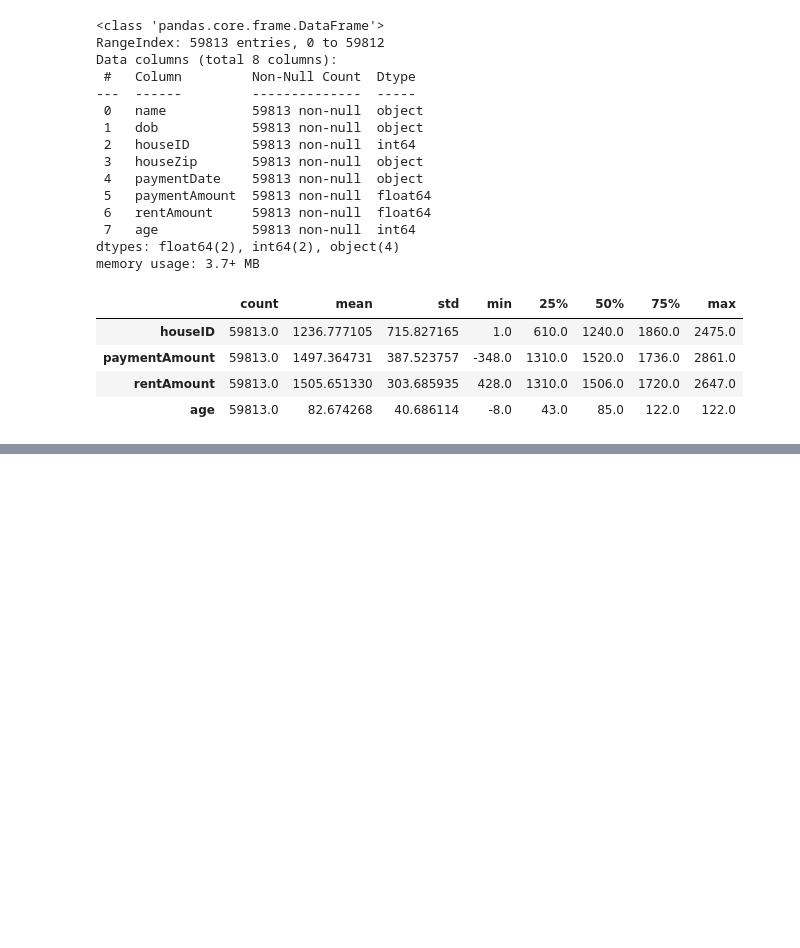
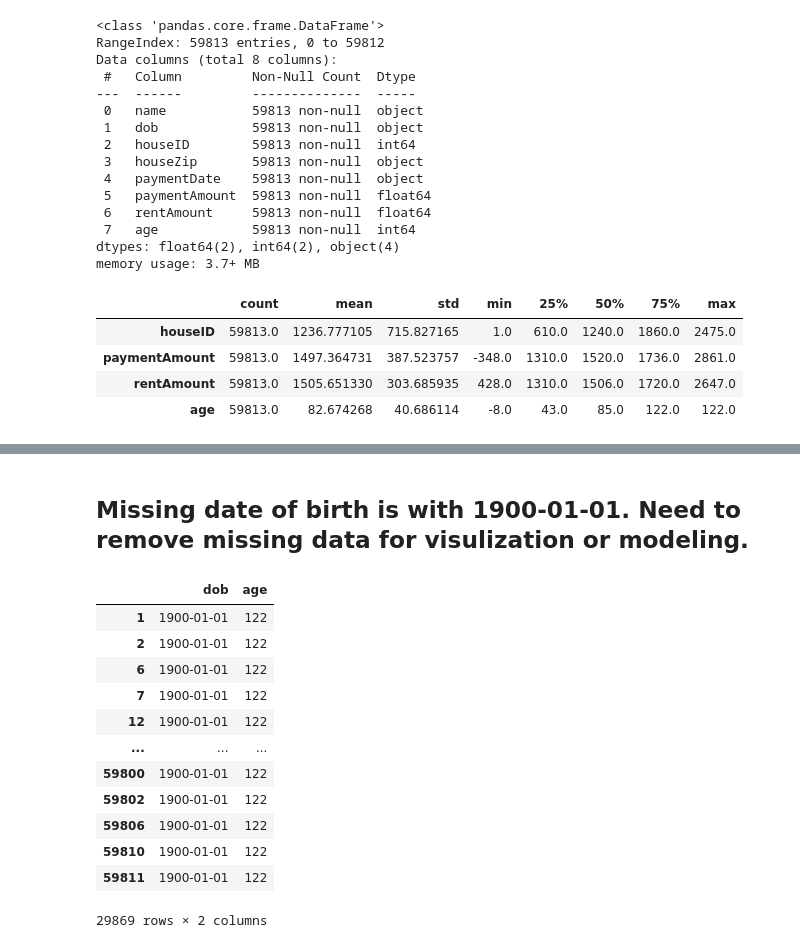
Before and after one commit to pandeysudip/Rental, a Jupyter notebook: Data_Cleaning.ipynb, the cells around one changed output, grey strips where cells are left out. Saved outputs shown, nothing was run; the diff lists cells and outputs as text; code cells hidden in the pictures; blank space fills up the shorter version.

```diff
--- a/Data_Cleaning.ipynb
+++ b/Data_Cleaning.ipynb
@@ -199,3 +199,22 @@ rent_df.head(20)
 | 17 | Kasi Kilgo | 1900-01-01 | 1209 | 92132 | 2011-06-01 | 1539.0 | 1539.0 | 122 |
 | 18 | Harland Liggins | 1983-11-28 | 910 | 92194 | 2011-02-01 | 1978.0 | 1978.0 | 39 |
 | 19 | Sonny Hayslip | 1982-08-26 | 2160 | 92168 | 2012-04-08 | 1531.0 | 1531.0 | 40 |
+# %% [markdown]
+## Missing date of birth is with 1900-01-01. Need to remove missing data for visulization or modeling.
+# %%
+# Looking for rows with date of birth 1900-01-01
+rent_df.loc[rent_df["dob"].apply(lambda x : x.year)==1900, ['dob', 'age']]
+# %% [output]
+|  | dob | age |
+| 1 | 1900-01-01 | 122 |
+| 2 | 1900-01-01 | 122 |
+| 6 | 1900-01-01 | 122 |
+| 7 | 1900-01-01 | 122 |
+| 12 | 1900-01-01 | 122 |
+| ... | ... | ... |
+| 59800 | 1900-01-01 | 122 |
+| 59802 | 1900-01-01 | 122 |
+| 59806 | 1900-01-01 | 122 |
+| 59810 | 1900-01-01 | 122 |
+| 59811 | 1900-01-01 | 122 |
+29869 rows × 2 columns
```
Also changed, not shown: parts of 4 cells of this notebook, 1 other file.
